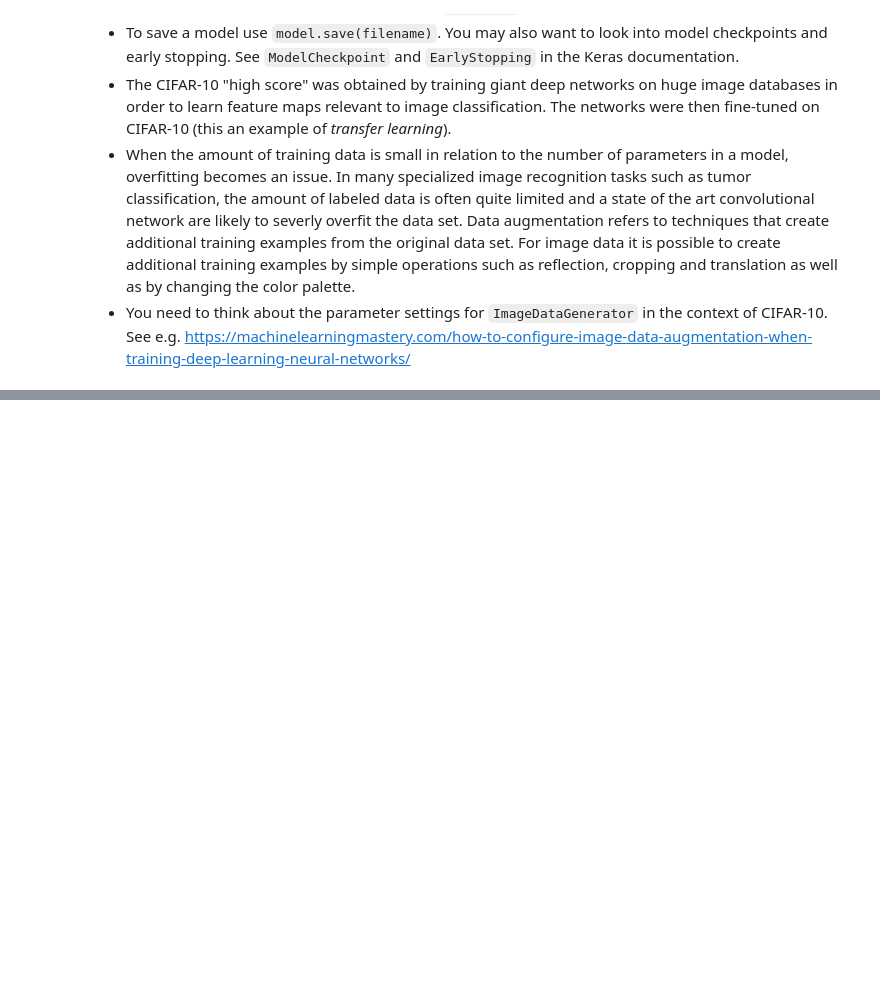
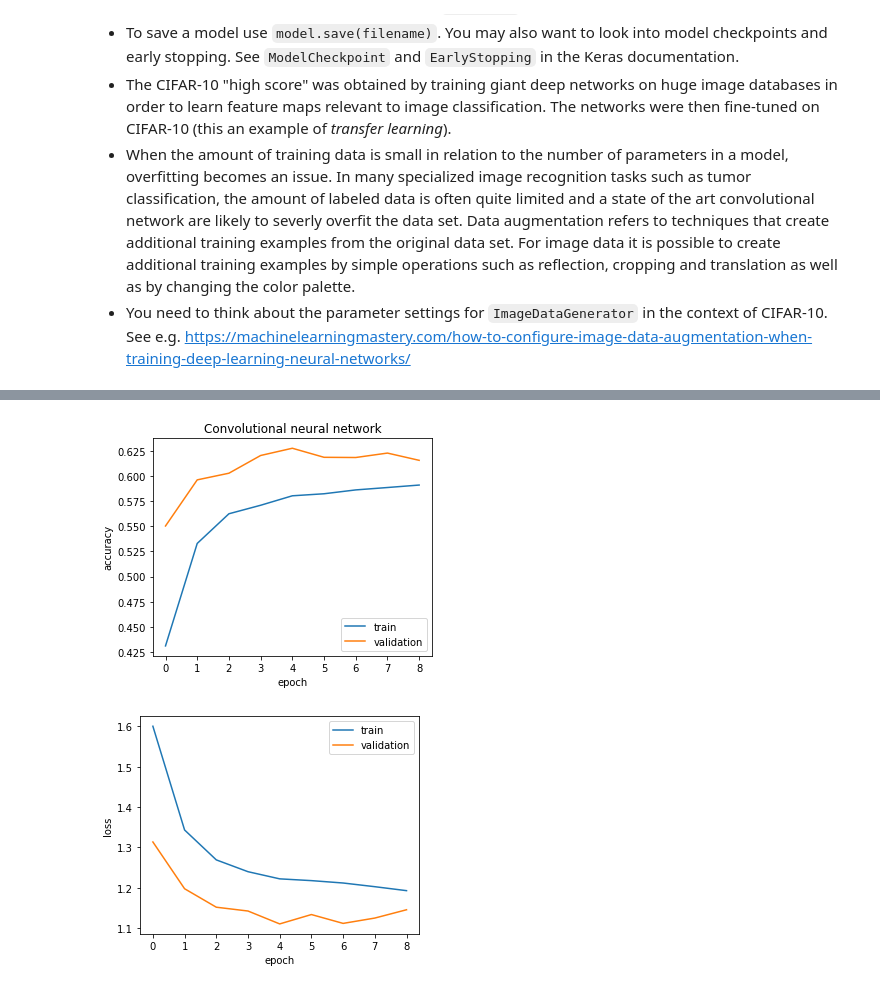
Before and after one commit to alli959/artificial-intelligence, a Jupyter notebook: hw08/hw08.ipynb, the cells around one changed output, grey strips where cells are left out. Saved outputs shown, nothing was run; the diff lists cells and outputs as text; code cells hidden in the pictures; blank space fills up the shorter version.

Commit message:
I did this project in google colab

```diff
--- a/hw08/hw08.ipynb
+++ b/hw08/hw08.ipynb
@@ -37,14 +49,16 @@ Training uses *mini-batch gradient descent* where a single gradient update is ba
 3) The CIFAR-10 dataset is described here: http://www.cs.toronto.edu/~kriz/cifar.html
 # %%
 # A bit of setup
-
+import sys
 import numpy as np
 import matplotlib.pyplot as plt
-
-from nn.neural_net_sol import TwoLayerNet
+from google.colab import drive
+drive.mount('/content/drive')
+sys.path.append('/content/drive/MyDrive/Colab-Notebooks/hw08/nn')
+from neural_net import TwoLayerNet
 
 %matplotlib inline
-plt.rcParams['figure.figsize'] = (10.0, 8.0) # set default size of plots
+plt.rcParams['figure.figsize'] = (5.0, 4.0) # set default size of plots
 plt.rcParams['image.interpolation'] = 'nearest'
 plt.rcParams['image.cmap'] = 'gray'
 
@@ -150,6 +195,7 @@ Below, we initialize toy data and a toy model that we will use to develop your i
 
 input_size = 4
 size = 10
+hidden_size = 5
 num_classes = 3
 num_inputs = 5
 
@@ -240,7 +313,12 @@ Now that you have implemented a two-layer network that passes gradient checks an
 
 Download the data from http://notendur.hi.is/steinng/kennsla/2021/ml/data/cifar-10-batches-py.zip and extract into the `nn/datasets` folder.
 # %%
-from nn.data_utils import load_CIFAR10
+import sys
+import numpy as np
+from google.colab import drive
+drive.mount('/content/drive')
+sys.path.append('/content/drive/MyDrive/Colab-Notebooks/hw08/nn')
+from data_utils import load_CIFAR10
 
 def get_CIFAR10_data(num_training=49000, num_validation=1000, num_test=1000):
     """
@@ -249,7 +327,7 @@ def get_CIFAR10_data(num_training=49000, num_validation=1000, num_test=1000):
     we used for the SVM, but condensed to a single function.
     """
     # Load the raw CIFAR-10 data
-    cifar10_dir = 'nn/datasets/cifar-10-batches-py'
+    cifar10_dir = '/content/drive/MyDrive/Colab-Notebooks/hw08/nn/datasets/cifar-10-batches-py'
 
     # Cleaning up variables to prevent loading data multiple times (which may cause memory issue)
     try:
@@ -460,0 +655,21 @@ x_test = (x_test - mean_image) / std_image
+# %%
+# Visualize training history
+import matplotlib.pyplot as plt
+
+plt.plot(history.history['accuracy'])
+plt.plot(history.history['val_accuracy'])
+plt.ylabel('accuracy')
+plt.xlabel('epoch')
+plt.title('Convolutional neural network')
+plt.legend(['train', 'validation'])
+plt.show()
+
+plt.plot(history.history['loss'])
+plt.plot(history.history['val_loss'])
+plt.ylabel('loss')
+plt.xlabel('epoch')
+plt.legend(['train', 'validation'])
+plt.show()
+# %% [output]
+[figure, added]
+[figure, added]
```
Also changed, not shown: parts of 25 cells of this notebook, 2 other files.
